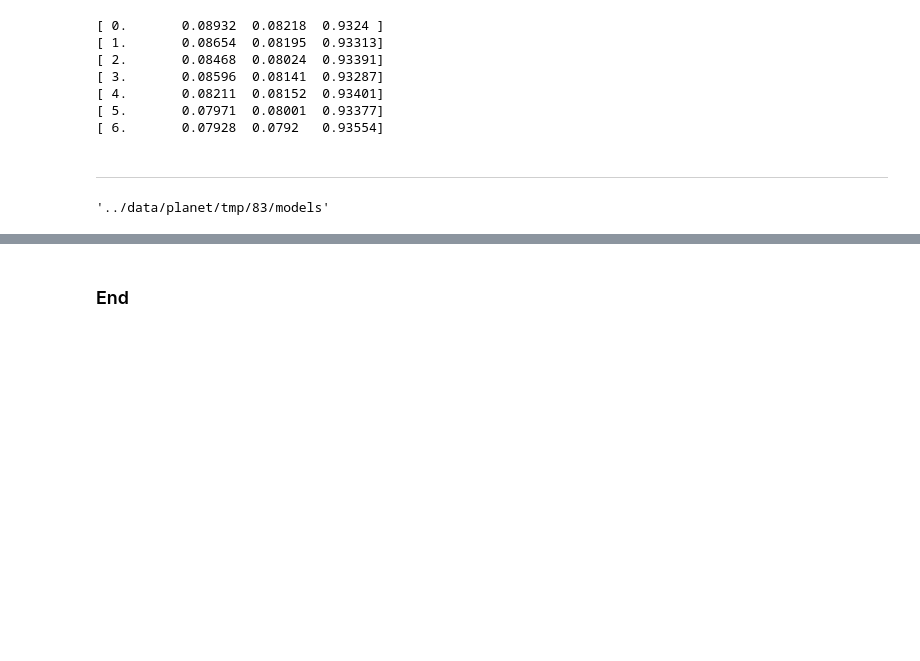
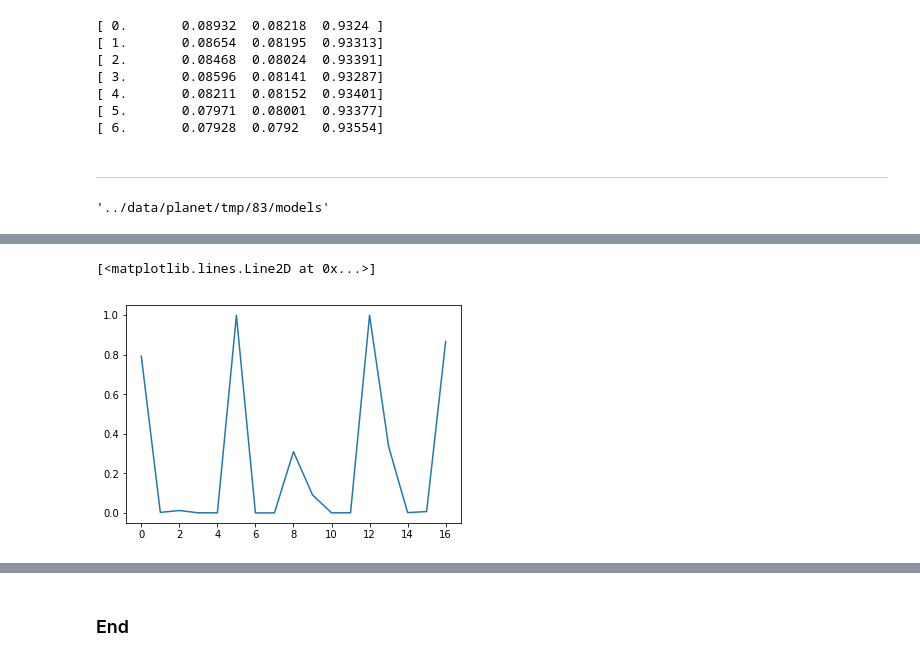
Before and after one commit to AmanDaVinci/DeepLabs, a Jupyter notebook: notebooks/image_models.ipynb, the cells around one changed output, grey strips where cells are left out. Saved outputs shown, nothing was run; the diff lists cells and outputs as text; code cells hidden in the pictures; blank space fills up the shorter version.

```diff
--- a/notebooks/image_models.ipynb
+++ b/notebooks/image_models.ipynb
@@ -350,3 +380,8 @@ preds = np.mean(multi_preds, 0)
+# %%
+plt.plot(preds[0,:])
+# %% [output]
+[<matplotlib.lines.Line2D at 0x...>]
+[figure, added]
 # %%
 f2(preds,y)
 # %% [output]
```
Also changed, not shown: parts of 7 cells of this notebook.
